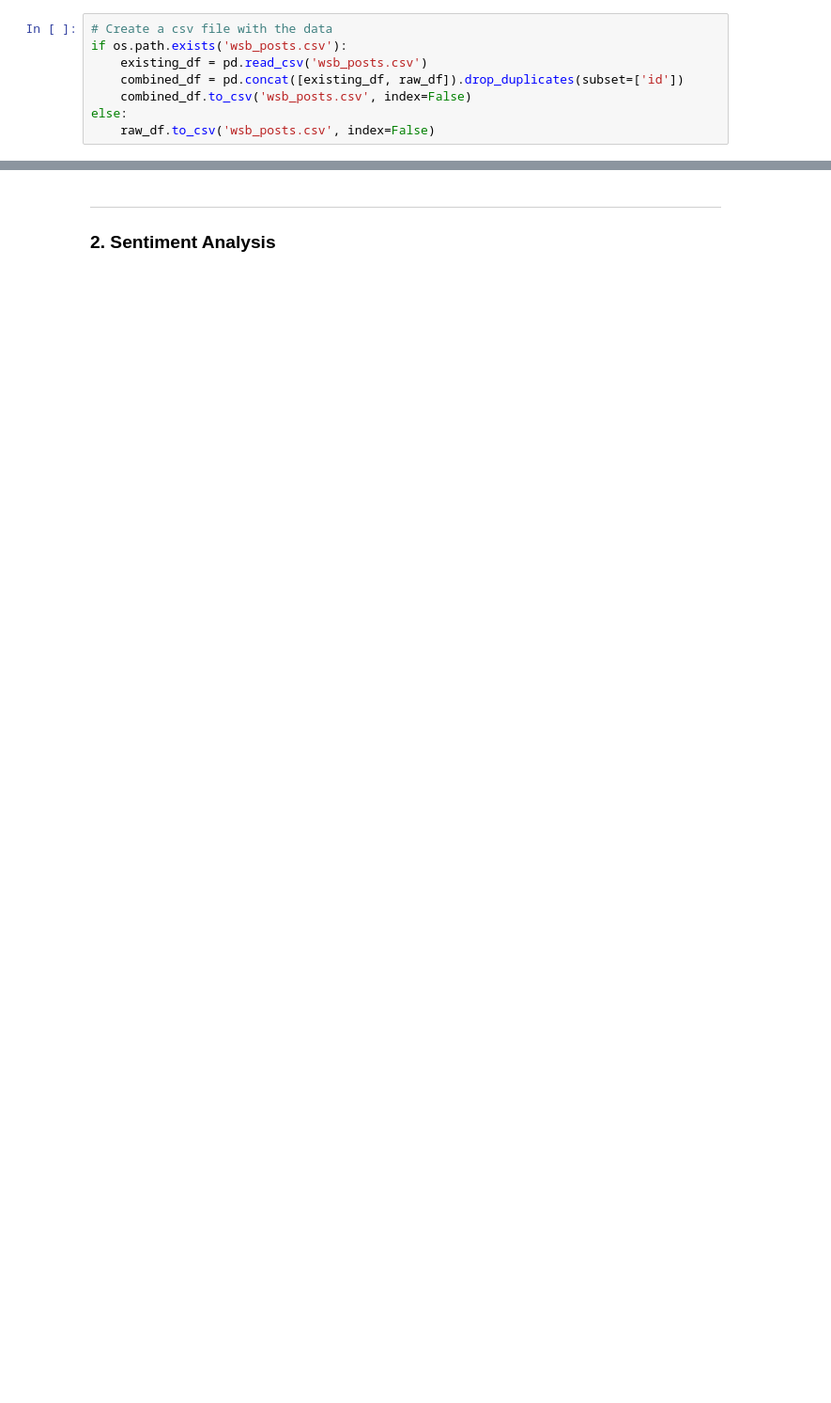
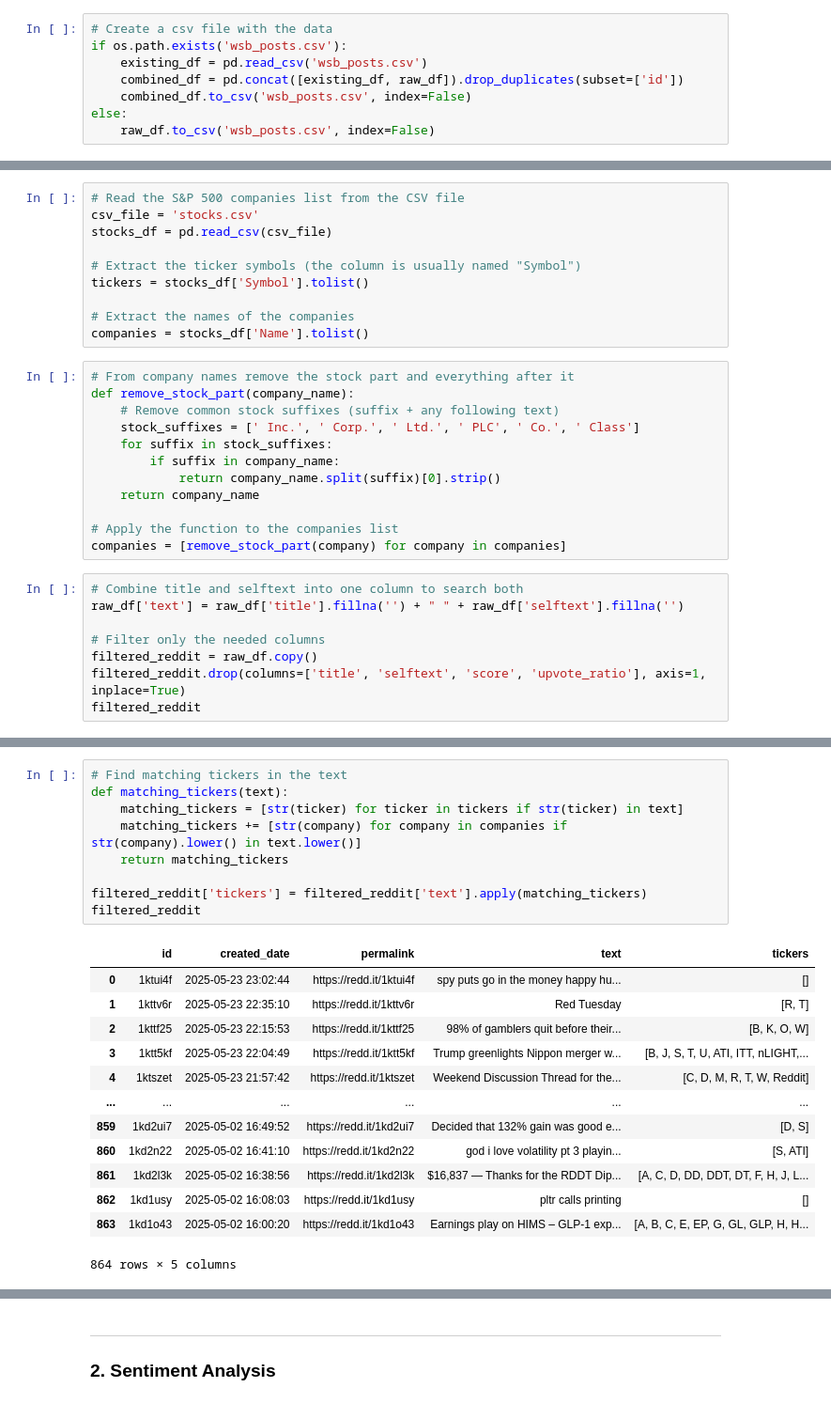
Before and after one commit to Chargent/Thesis, a Jupyter notebook: main.ipynb, the cells around one changed output, grey strips where cells are left out. Shown at 94% size. Drawn from its saved outputs; the diff is of its cells as text; blank space fills up the shorter version.

```diff
--- a/main.ipynb
+++ b/main.ipynb
@@ -98,0 +105,30 @@ df
+# %%
+# Read the S&P 500 companies list from the CSV file
+csv_file = 'stocks.csv'
+stocks_df = pd.read_csv(csv_file)
+
+# Extract the ticker symbols (the column is usually named "Symbol")
+tickers = stocks_df['Symbol'].tolist()
+
+# Extract the names of the companies
+companies = stocks_df['Name'].tolist()
+# %%
+# From company names remove the stock part and everything after it
+def remove_stock_part(company_name):
+    # Remove common stock suffixes (suffix + any following text)
+    stock_suffixes = [' Inc.', ' Corp.', ' Ltd.', ' PLC', ' Co.', ' Class']
+    for suffix in stock_suffixes:
+        if suffix in company_name:
+            return company_name.split(suffix)[0].strip()
+    return company_name
+
+# Apply the function to the companies list
+companies = [remove_stock_part(company) for company in companies]
+# %%
+# Combine title and selftext into one column to search both
+raw_df['text'] = raw_df['title'].fillna('') + " " + raw_df['selftext'].fillna('')
+
+# Filter only the needed columns
+filtered_reddit = raw_df.copy()
+filtered_reddit.drop(columns=['title', 'selftext', 'score', 'upvote_ratio'], axis=1, inplace=True)
+filtered_reddit
@@ -98,0 +149,23 @@ df
+# %%
+# Find matching tickers in the text
+def matching_tickers(text):
+    matching_tickers = [str(ticker) for ticker in tickers if str(ticker) in text]
+    matching_tickers += [str(company) for company in companies if str(company).lower() in text.lower()]
+    return matching_tickers
+
+filtered_reddit['tickers'] = filtered_reddit['text'].apply(matching_tickers)
+filtered_reddit
+# %% [output]
+|  | id | created_date | permalink | text | tickers |
+| 0 | 1ktui4f | 2025-05-23 23:02:44 | https://redd.it/1ktui4f | spy puts go in the money happy hu... | [] |
+| 1 | 1kttv6r | 2025-05-23 22:35:10 | https://redd.it/1kttv6r | Red Tuesday | [R, T] |
+| 2 | 1kttf25 | 2025-05-23 22:15:53 | https://redd.it/1kttf25 | 98% of gamblers quit before their... | [B, K, O, W] |
+| 3 | 1ktt5kf | 2025-05-23 22:04:49 | https://redd.it/1ktt5kf | Trump greenlights Nippon merger w... | [B, J, S, T, U, ATI, ITT, nLIGHT,... |
+| 4 | 1ktszet | 2025-05-23 21:57:42 | https://redd.it/1ktszet | Weekend Discussion Thread for the... | [C, D, M, R, T, W, Reddit] |
+| ... | ... | ... | ... | ... | ... |
+| 859 | 1kd2ui7 | 2025-05-02 16:49:52 | https://redd.it/1kd2ui7 | Decided that 132% gain was good e... | [D, S] |
+| 860 | 1kd2n22 | 2025-05-02 16:41:10 | https://redd.it/1kd2n22 | god i love volatility pt 3 playin... | [S, ATI] |
+| 861 | 1kd2l3k | 2025-05-02 16:38:56 | https://redd.it/1kd2l3k | $16,837 — Thanks for the RDDT Dip... | [A, C, D, DD, DDT, DT, F, H, J, L... |
+| 862 | 1kd1usy | 2025-05-02 16:08:03 | https://redd.it/1kd1usy | pltr calls printing | [] |
+| 863 | 1kd1o43 | 2025-05-02 16:00:20 | https://redd.it/1kd1o43 | Earnings play on HIMS – GLP-1 exp... | [A, B, C, E, EP, G, GL, GLP, H, H... |
+864 rows × 5 columns
```
Also changed, not shown: parts of 22 cells of this notebook, 2 other files.
